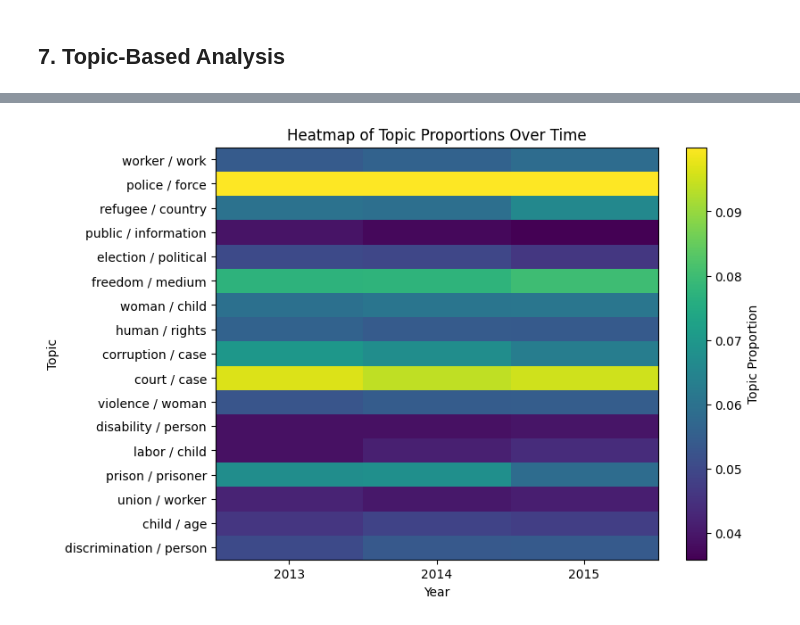
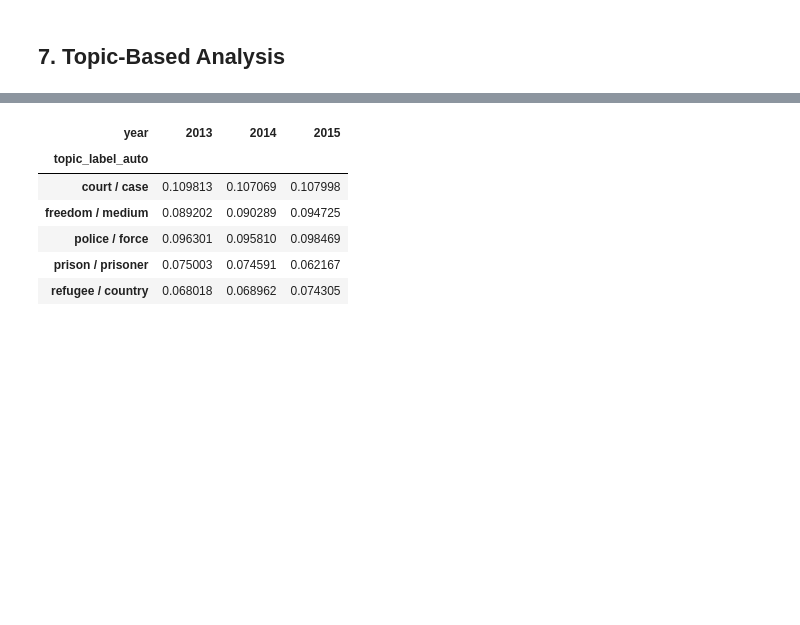
Before and after one commit to E-Zahra/Text-Mining-Project-US-EU-Diplomatic-Communications-2013-2015-, a Jupyter notebook: notebook/corpus_copy.ipynb, the cells around one changed output, grey strips where cells are left out. Cells and saved outputs as stored; diff of their text form; code cells hidden in the pictures; blank space fills up the shorter version.

```diff
--- a/notebook/corpus_copy.ipynb
+++ b/notebook/corpus_copy.ipynb
@@ -584,14 +672,61 @@ Index([0, 1, 2, 3, 4, 5, 6, 7, 8, 9, 10, 11, 12, 13, 14, 15, 16], dtype='int64')
+# %%
+# Proportion distribution
+
+table_73 = (
+    yearly_topic_dist[
+        yearly_topic_dist["topic"].isin(top_topics)
+    ]
+    .pivot_table(
+        index="topic_label_auto",
+        columns="year",
+        values="proportion"
+    )
+)
+
+table_73
+# %% [output]
+| year | 2013 | 2014 | 2015 |
+| topic_label_auto |  |  |  |
+| court / case | 0.109813 | 0.107069 | 0.107998 |
+| freedom / medium | 0.089202 | 0.090289 | 0.094725 |
+| police / force | 0.096301 | 0.095810 | 0.098469 |
+| prison / prisoner | 0.075003 | 0.074591 | 0.062167 |
+| refugee / country | 0.068018 | 0.068962 | 0.074305 |
 # %%
-# Topic Proportions
+# Year x Topic proportion matrix (overall, not EU-split)
+
+yearly_topics = (
+    df
+    .groupby("year")["topic"]
+    .value_counts(normalize=True)
+    .rename("proportion")
+    .reset_index()
+    .pivot(
+        index="year",
+        columns="topic",
+        values="proportion"
+    )
+    .fillna(0)
+)
+
+yearly_topics.head()
+topic_label_map = (
+    df[["topic", "topic_label_auto"]]
+    .drop_duplicates()
+    .set_index("topic")["topic_label_auto"]
+)
+import matplotlib.pyplot as plt
 
 plt.figure(figsize=(8, 6))
 plt.imshow(yearly_topics.T, aspect="auto")
 
 plt.colorbar(label="Topic Proportion")
+
 plt.yticks(
     range(len(yearly_topics.columns)),
-    [topic_labels_auto[t] for t in yearly_topics.columns]
+    [topic_label_map[t] for t in yearly_topics.columns]
 )
+
 plt.xticks(
     range(len(yearly_topics.index)),
     yearly_topics.index
@@ -600,6 +735,5 @@ plt.xticks(
 plt.xlabel("Year")
 plt.ylabel("Topic")
 plt.title("Heatmap of Topic Proportions Over Time")
+plt.tight_layout()
 plt.show()
-# %% [output]
-[figure, removed]
```
Also changed, not shown: parts of 39 cells of this notebook.
